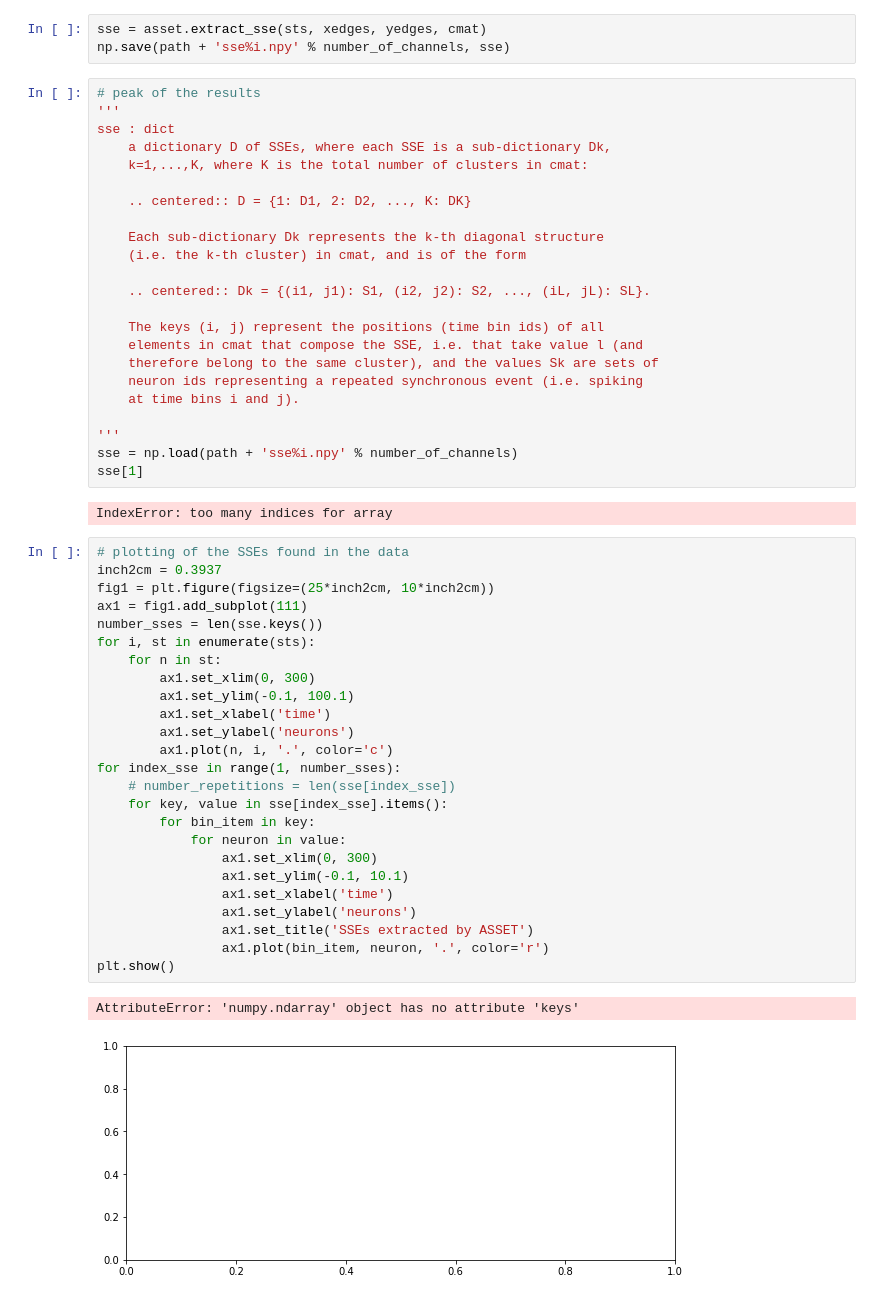
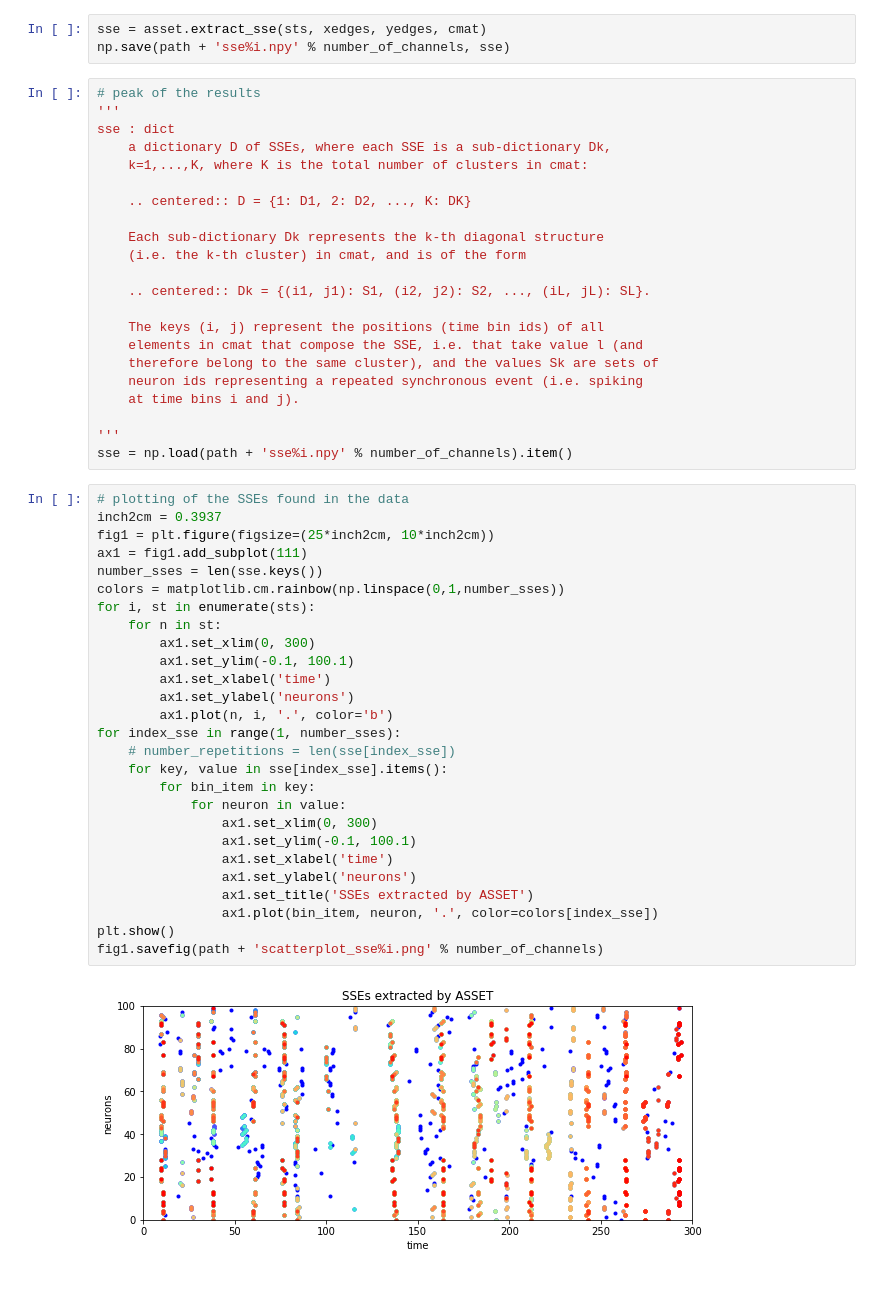
Before and after one commit to stellalessandra/pcp_use_cases, a Jupyter notebook: ASSET/asset_analysis_JN.ipynb, the cells around one changed output. Drawn from its saved outputs; the diff is of its cells as text.

```diff
--- a/ASSET/asset_analysis_JN.ipynb
+++ b/ASSET/asset_analysis_JN.ipynb
@@ -118,35 +118,33 @@ sse : dict
     at time bins i and j).
 
 '''
-sse = np.load(path + 'sse%i.npy' % number_of_channels)
-sse[1]
+sse = np.load(path + 'sse%i.npy' % number_of_channels).item()
-# %% [output]
-IndexError: too many indices for array
 # %%
 # plotting of the SSEs found in the data
 inch2cm = 0.3937
 fig1 = plt.figure(figsize=(25*inch2cm, 10*inch2cm))
 ax1 = fig1.add_subplot(111)
 number_sses = len(sse.keys())
+colors = matplotlib.cm.rainbow(np.linspace(0,1,number_sses))
 for i, st in enumerate(sts):
     for n in st:
         ax1.set_xlim(0, 300)
         ax1.set_ylim(-0.1, 100.1)
         ax1.set_xlabel('time')
         ax1.set_ylabel('neurons')
-        ax1.plot(n, i, '.', color='c')
+        ax1.plot(n, i, '.', color='b')
 for index_sse in range(1, number_sses):
     # number_repetitions = len(sse[index_sse])
     for key, value in sse[index_sse].items():
         for bin_item in key:
             for neuron in value:
                 ax1.set_xlim(0, 300)
-                ax1.set_ylim(-0.1, 10.1)
+                ax1.set_ylim(-0.1, 100.1)
                 ax1.set_xlabel('time')
                 ax1.set_ylabel('neurons')
                 ax1.set_title('SSEs extracted by ASSET')
-                ax1.plot(bin_item, neuron, '.', color='r')
+                ax1.plot(bin_item, neuron, '.', color=colors[index_sse])
 plt.show()
+fig1.savefig(path + 'scatterplot_sse%i.png' % number_of_channels)
 # %% [output]
-AttributeError: 'numpy.ndarray' object has no attribute 'keys'
-[figure, old version]
+[figure, new version]
```
Also changed, not shown: parts of 5 cells of this notebook.
